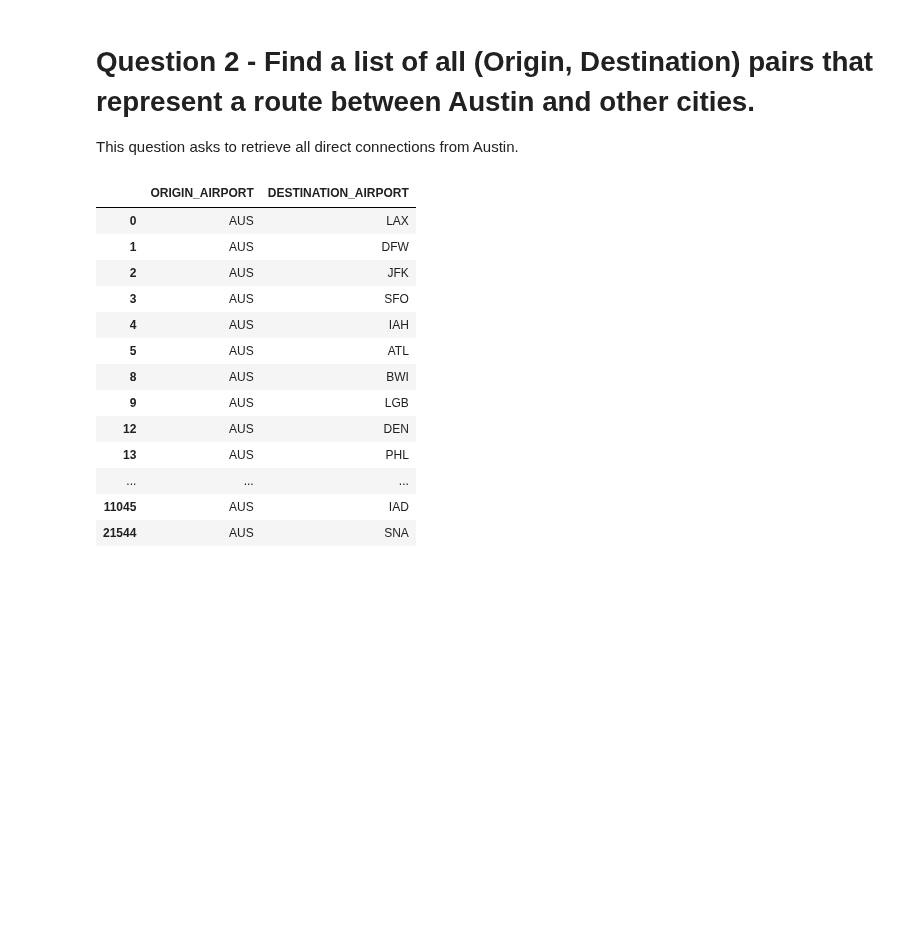
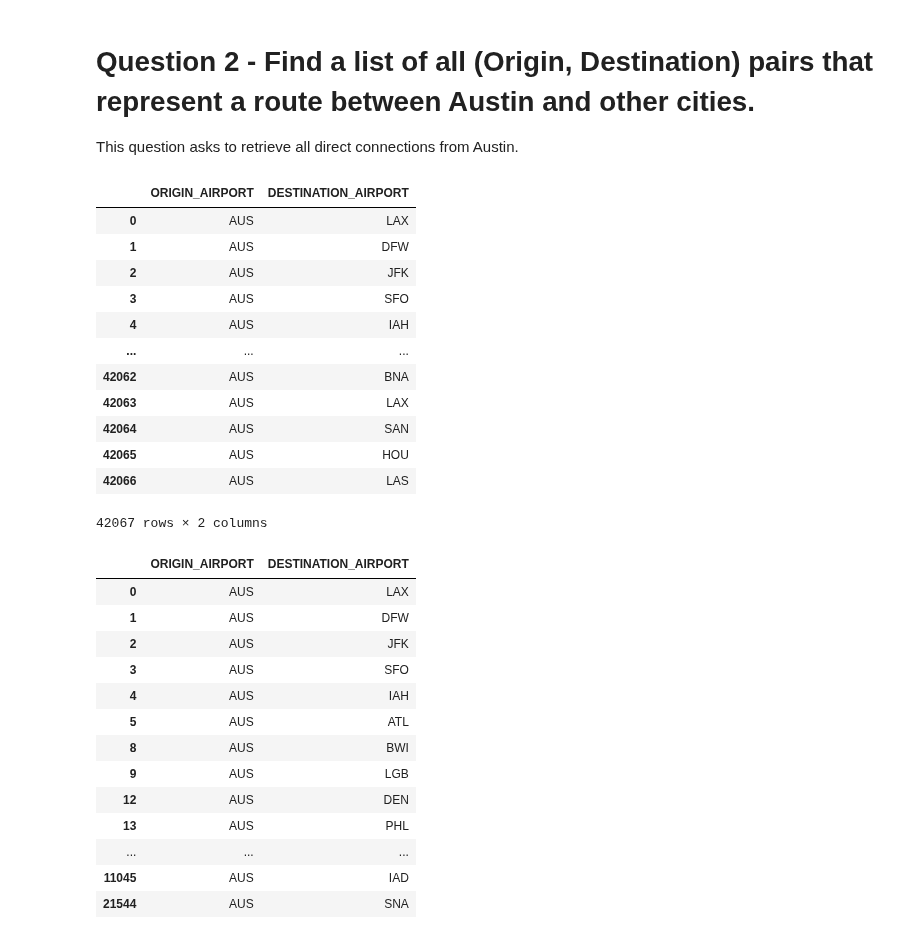
Before and after one commit to kiat/Elements-of-Data-Analytics, a Jupyter notebook: Code-Example-003-Pandas-Dataframe-Loading-Data.ipynb, the cells around one changed output. Saved outputs shown, nothing was run; the diff lists cells and outputs as text; code cells hidden in the pictures; blank space fills up the shorter version.

```diff
--- a/Code-Example-003-Pandas-Dataframe-Loading-Data.ipynb
+++ b/Code-Example-003-Pandas-Dataframe-Loading-Data.ipynb
@@ -54,6 +74,22 @@ numpy.ndarray
 # %% [markdown]
 # Question 2 - Find a list of all (Origin, Destination) pairs that represent a route between Austin and other cities.
 This question asks to retrieve all direct connections from Austin.
+# %%
+flights[['ORIGIN_AIRPORT','DESTINATION_AIRPORT']]
+# %% [output]
+|  | ORIGIN_AIRPORT | DESTINATION_AIRPORT |
+| 0 | AUS | LAX |
+| 1 | AUS | DFW |
+| 2 | AUS | JFK |
+| 3 | AUS | SFO |
+| 4 | AUS | IAH |
+| ... | ... | ... |
+| 42062 | AUS | BNA |
+| 42063 | AUS | LAX |
+| 42064 | AUS | SAN |
+| 42065 | AUS | HOU |
+| 42066 | AUS | LAS |
+42067 rows × 2 columns
 # %%
 origin_destinations=flights[['ORIGIN_AIRPORT','DESTINATION_AIRPORT']].drop_duplicates()
 origin_destinations
```
Also changed, not shown: parts of 21 cells of this notebook.
